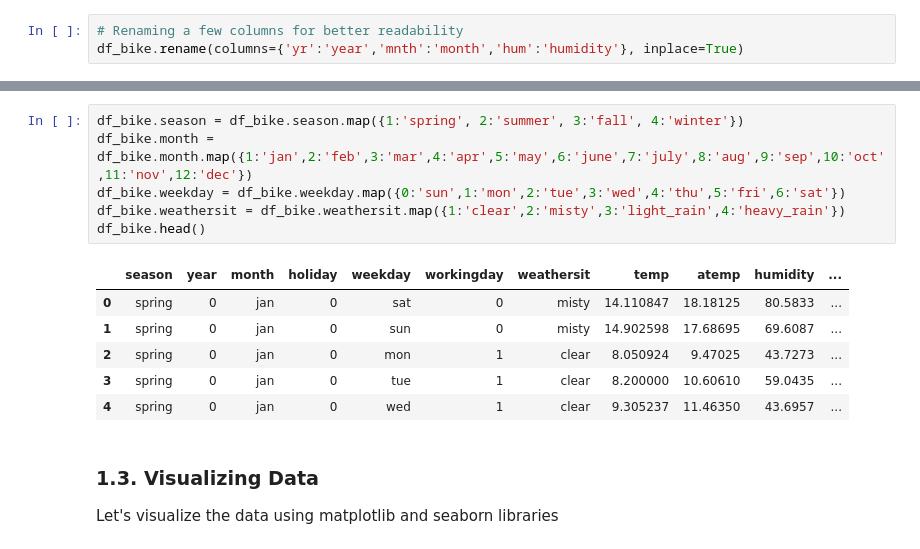
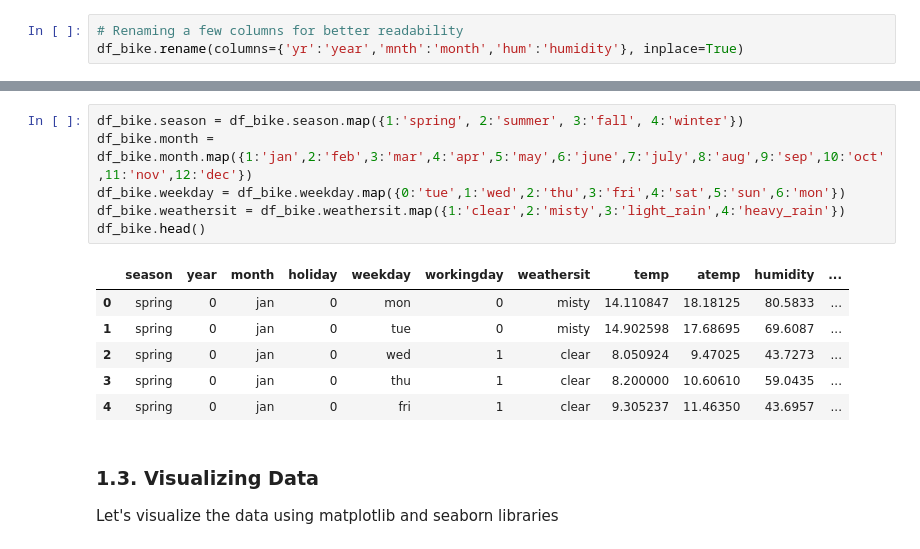
Before and after one commit to gopinathghub/linear_regression_assignment, a Jupyter notebook: Linear_Regression_Assignment_GopinathM.ipynb, the cells around one changed output, grey strips where cells are left out. Cells and saved outputs as stored; diff of their text form.

```diff
--- a/Linear_Regression_Assignment_GopinathM.ipynb
+++ b/Linear_Regression_Assignment_GopinathM.ipynb
@@ -182,16 +183,16 @@ Map categorical variables' values with meaningful strings from data dictionary
 # %%
 df_bike.season = df_bike.season.map({1:'spring', 2:'summer', 3:'fall', 4:'winter'})
 df_bike.month = df_bike.month.map({1:'jan',2:'feb',3:'mar',4:'apr',5:'may',6:'june',7:'july',8:'aug',9:'sep',10:'oct',11:'nov',12:'dec'})
-df_bike.weekday = df_bike.weekday.map({0:'sun',1:'mon',2:'tue',3:'wed',4:'thu',5:'fri',6:'sat'})
+df_bike.weekday = df_bike.weekday.map({0:'tue',1:'wed',2:'thu',3:'fri',4:'sat',5:'sun',6:'mon'})
 df_bike.weathersit = df_bike.weathersit.map({1:'clear',2:'misty',3:'light_rain',4:'heavy_rain'})
 df_bike.head()
 # %% [output]
 |  | season | year | month | holiday | weekday | workingday | weathersit | temp | atemp | humidity | ... |
-| 0 | spring | 0 | jan | 0 | sat | 0 | misty | 14.110847 | 18.18125 | 80.5833 | ... |
-| 1 | spring | 0 | jan | 0 | sun | 0 | misty | 14.902598 | 17.68695 | 69.6087 | ... |
-| 2 | spring | 0 | jan | 0 | mon | 1 | clear | 8.050924 | 9.47025 | 43.7273 | ... |
-| 3 | spring | 0 | jan | 0 | tue | 1 | clear | 8.200000 | 10.60610 | 59.0435 | ... |
-| 4 | spring | 0 | jan | 0 | wed | 1 | clear | 9.305237 | 11.46350 | 43.6957 | ... |
+| 0 | spring | 0 | jan | 0 | mon | 0 | misty | 14.110847 | 18.18125 | 80.5833 | ... |
+| 1 | spring | 0 | jan | 0 | tue | 0 | misty | 14.902598 | 17.68695 | 69.6087 | ... |
+| 2 | spring | 0 | jan | 0 | wed | 1 | clear | 8.050924 | 9.47025 | 43.7273 | ... |
+| 3 | spring | 0 | jan | 0 | thu | 1 | clear | 8.200000 | 10.60610 | 59.0435 | ... |
+| 4 | spring | 0 | jan | 0 | fri | 1 | clear | 9.305237 | 11.46350 | 43.6957 | ... |
 # %% [markdown]
 ### 1.3. Visualizing Data
 Let's visualize the data using matplotlib and seaborn libraries
```
Also changed, not shown: parts of 20 cells of this notebook.
